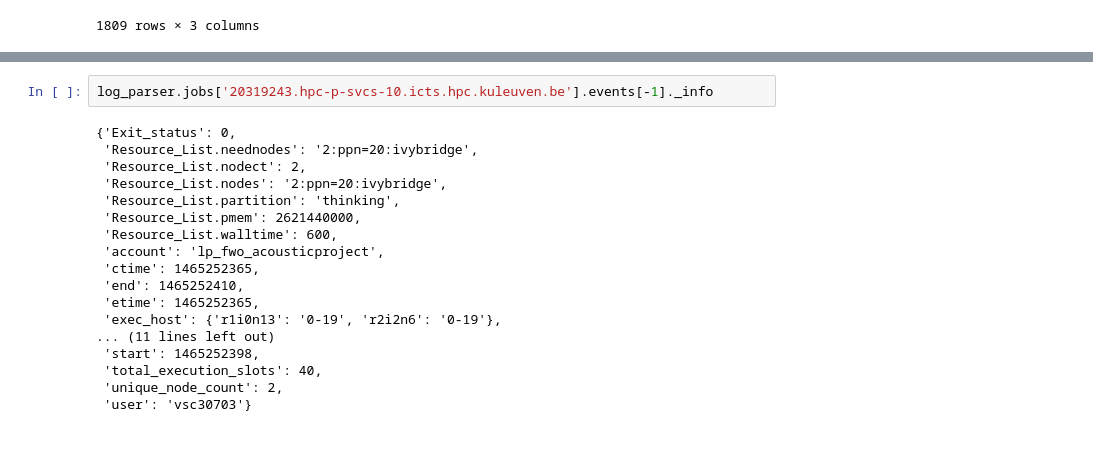
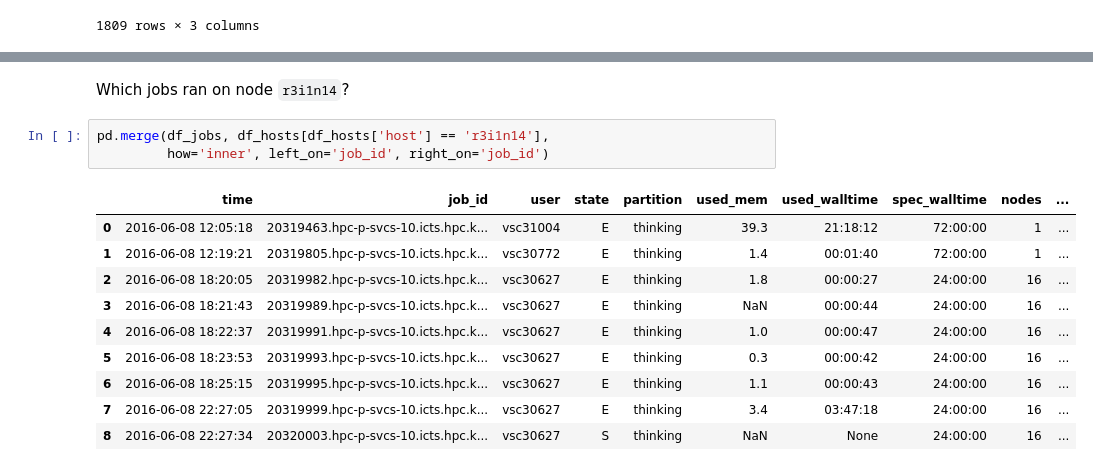
Before and after one commit to gjbex/vsc-tools-lib, a Jupyter notebook: lib/log_test.ipynb, the cells around one changed output, grey strips where cells are left out. Cells and saved outputs as stored; diff of their text form; blank space fills up the shorter version.

```diff
--- a/lib/log_test.ipynb
+++ b/lib/log_test.ipynb
@@ -188,20 +198,16 @@ log_parser.jobs['20319934.hpc-p-svcs-10.icts.hpc.kuleuven.be'].events[-1]._info
-# %%
-log_parser.jobs['20319243.hpc-p-svcs-10.icts.hpc.kuleuven.be'].events[-1]._info
-# %% [output]
-{'Exit_status': 0,
- 'Resource_List.neednodes': '2:ppn=20:ivybridge',
- 'Resource_List.nodect': 2,
- 'Resource_List.nodes': '2:ppn=20:ivybridge',
- 'Resource_List.partition': 'thinking',
- 'Resource_List.pmem': 2621440000,
- 'Resource_List.walltime': 600,
- 'account': 'lp_fwo_acousticproject',
- 'ctime': 1465252365,
- 'end': 1465252410,
- 'etime': 1465252365,
- 'exec_host': {'r1i0n13': '0-19', 'r2i2n6': '0-19'},
-... (11 lines left out)
- 'start': 1465252398,
- 'total_execution_slots': 40,
- 'unique_node_count': 2,
- 'user': 'vsc30703'}
+# %% [markdown]
+Which jobs ran on node `r3i1n14`?
+# %%
+pd.merge(df_jobs, df_hosts[df_hosts['host'] == 'r3i1n14'],
+         how='inner', left_on='job_id', right_on='job_id')
+# %% [output]
+|  | time | job_id | user | state | partition | used_mem | used_walltime | spec_walltime | nodes | ... |
+| 0 | 2016-06-08 12:05:18 | 20319463.hpc-p-svcs-10.icts.hpc.k... | vsc31004 | E | thinking | 39.3 | 21:18:12 | 72:00:00 | 1 | ... |
+| 1 | 2016-06-08 12:19:21 | 20319805.hpc-p-svcs-10.icts.hpc.k... | vsc30772 | E | thinking | 1.4 | 00:01:40 | 72:00:00 | 1 | ... |
+| 2 | 2016-06-08 18:20:05 | 20319982.hpc-p-svcs-10.icts.hpc.k... | vsc30627 | E | thinking | 1.8 | 00:00:27 | 24:00:00 | 16 | ... |
+| 3 | 2016-06-08 18:21:43 | 20319989.hpc-p-svcs-10.icts.hpc.k... | vsc30627 | E | thinking | NaN | 00:00:44 | 24:00:00 | 16 | ... |
+| 4 | 2016-06-08 18:22:37 | 20319991.hpc-p-svcs-10.icts.hpc.k... | vsc30627 | E | thinking | 1.0 | 00:00:47 | 24:00:00 | 16 | ... |
+| 5 | 2016-06-08 18:23:53 | 20319993.hpc-p-svcs-10.icts.hpc.k... | vsc30627 | E | thinking | 0.3 | 00:00:42 | 24:00:00 | 16 | ... |
+| 6 | 2016-06-08 18:25:15 | 20319995.hpc-p-svcs-10.icts.hpc.k... | vsc30627 | E | thinking | 1.1 | 00:00:43 | 24:00:00 | 16 | ... |
+| 7 | 2016-06-08 22:27:05 | 20319999.hpc-p-svcs-10.icts.hpc.k... | vsc30627 | E | thinking | 3.4 | 03:47:18 | 24:00:00 | 16 | ... |
+| 8 | 2016-06-08 22:27:34 | 20320003.hpc-p-svcs-10.icts.hpc.k... | vsc30627 | S | thinking | NaN | None | 24:00:00 | 16 | ... |
```
Also changed, not shown: parts of 31 cells of this notebook.
